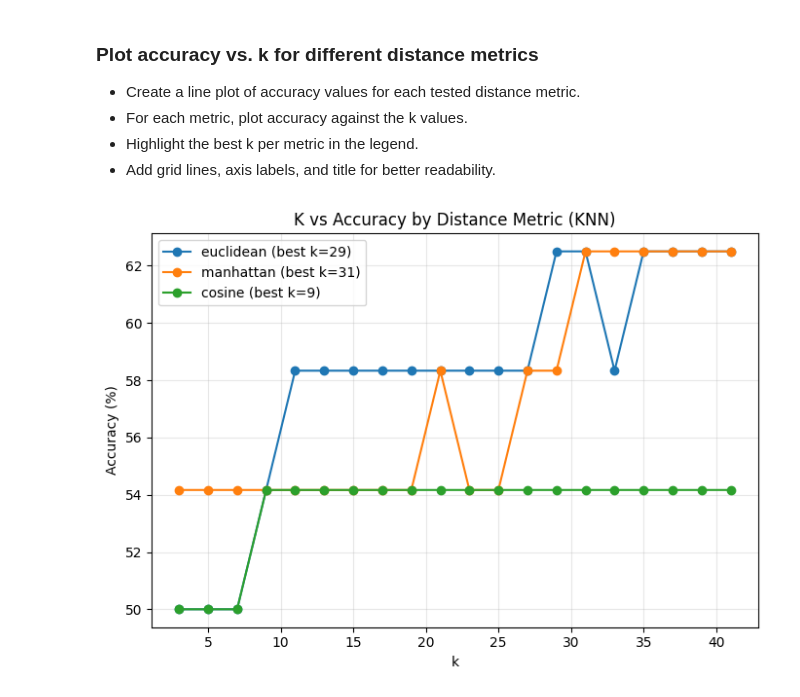
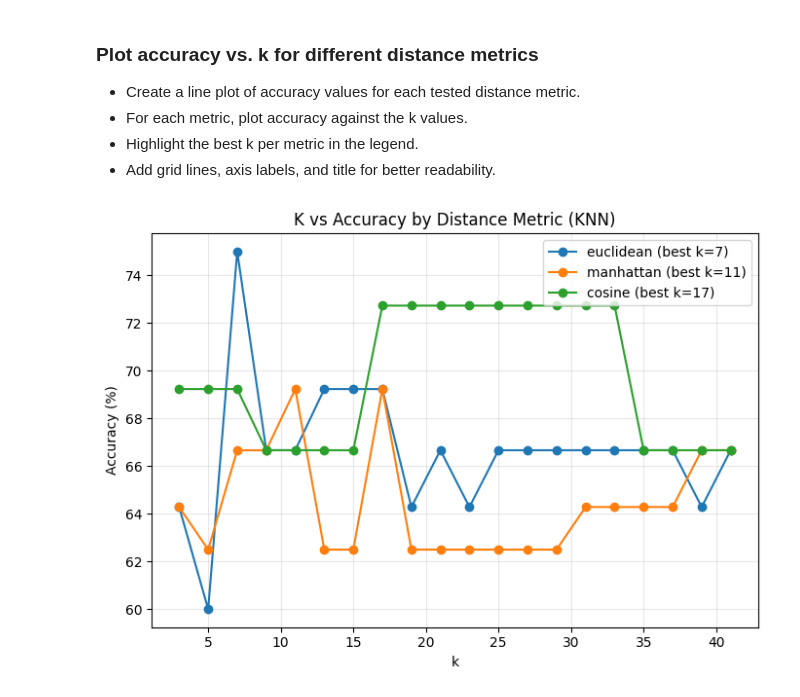
Before and after one commit to andresjaramillo7/KNearestCars, a Jupyter notebook: backend/knn_testing.ipynb, the cells around one changed output. Drawn from its saved outputs; the diff is of its cells as text; code cells hidden in the pictures.

Commit message:
feat: change knn testing for best precision

```diff
--- a/backend/knn_testing.ipynb
+++ b/backend/knn_testing.ipynb
@@ -77,35 +59,39 @@ results_by_metric = {}
 
 # Loop over distance metrics
 for metric in metrics:
-    acc_by_k = {}  # store accuracy for each k
+    prec_by_k = {}  # store precision for each k
 
     # Loop over k values
     for k in k_values:
         # Initialize KNN with given k and metric, using distance weighting
         knn = KNeighborsClassifier(n_neighbors=k, metric=metric, weights="distance")
-        knn.fit(Xtr, ytr)  # train on scaled training set
+
+        # Train the model on training set
+        knn.fit(training, trainingLabels)
 
         # Predict on test set
-        preds = knn.predict(Xte)
+        preds = knn.predict(test)
 
-        # Compute accuracy and store it
-        acc = accuracy_score(yte, preds) * 100.0
-        acc_by_k[k] = acc
+        # Compute precision (positive class = 1, "Win")
+        prec = precision_score(testLabels, preds, pos_label=1, zero_division=0) * 100.0
 
-    # Find best k for this metric
-    best_k = max(acc_by_k, key=acc_by_k.get)
-    best_acc = acc_by_k[best_k]
+        # Store precision for this k
+        prec_by_k[k] = prec
+
+    # Find best k for this metric (by precision)
+    best_k = max(prec_by_k, key=prec_by_k.get)
+    best_prec = prec_by_k[best_k]
 
     # Save results for this metric
-    results_by_metric[metric] = {"accuracies": acc_by_k, "best_k": best_k, "best_acc": best_acc}
+    results_by_metric[metric] = {"precisions": prec_by_k, "best_k": best_k, "best_prec": best_prec}
 
     # Print best k for current metric
-    print(f"Metric: {metric:9s} | Best k: {best_k:2d} | Accuracy: {best_acc:.2f}%")
+    print(f"Metric: {metric:9s} | Best k: {best_k:2d} | Precision: {best_prec:.2f}%")
 
-# Identify the overall best metric based on accuracy
-best_metric = max(results_by_metric, key=lambda m: results_by_metric[m]["best_acc"])
+# Identify the overall best metric based on precision
+best_metric = max(results_by_metric, key=lambda m: results_by_metric[m]["best_prec"])
 best_k = results_by_metric[best_metric]["best_k"]
-best_acc = results_by_metric[best_metric]["best_acc"]
+best_prec = results_by_metric[best_metric]["best_prec"]
 
-print(f"\n>>> Best metric: {best_metric} | Best k: {best_k} | Acc: {best_acc:.2f}%")
+print(f"\n>>> Best metric: {best_metric} | Best k: {best_k} | Precision: {best_prec:.2f}%")
 # %% [output]
@@ -169,26 +161,26 @@ Confusion matrix [rows=true, cols=pred] (0,1):
 # %%
 # Create a new figure with defined size
 plt.figure(figsize=(7, 5))
 
 # Loop through the results and plot accuracy vs k for each distance metric
 for metric, res in results_by_metric.items():
-    ks = sorted(res["accuracies"].keys())          # all k values tested
-    accs = [res["accuracies"][k] for k in ks]      # corresponding accuracies
+    ks = sorted(res["precisions"].keys())          # all k values tested
+    accs = [res["precisions"][k] for k in ks]      # corresponding precisions
     plt.plot(ks, accs, marker='o', label=f"{metric} (best k={res['best_k']})")
 
 # Add plot title and labels
 plt.title("K vs Accuracy by Distance Metric (KNN)")
 plt.xlabel("k")
 plt.ylabel("Accuracy (%)")
 
 # Add legend and grid for readability
 plt.legend()
 plt.grid(True, alpha=0.3)
 
 # Adjust layout to prevent overlapping labels
 plt.tight_layout()
 
 # Display the plot
 plt.show()
 # %% [output]
-[figure, old version]
+[figure, new version]
```
Also changed, not shown: parts of 7 cells of this notebook, 1 other file.
